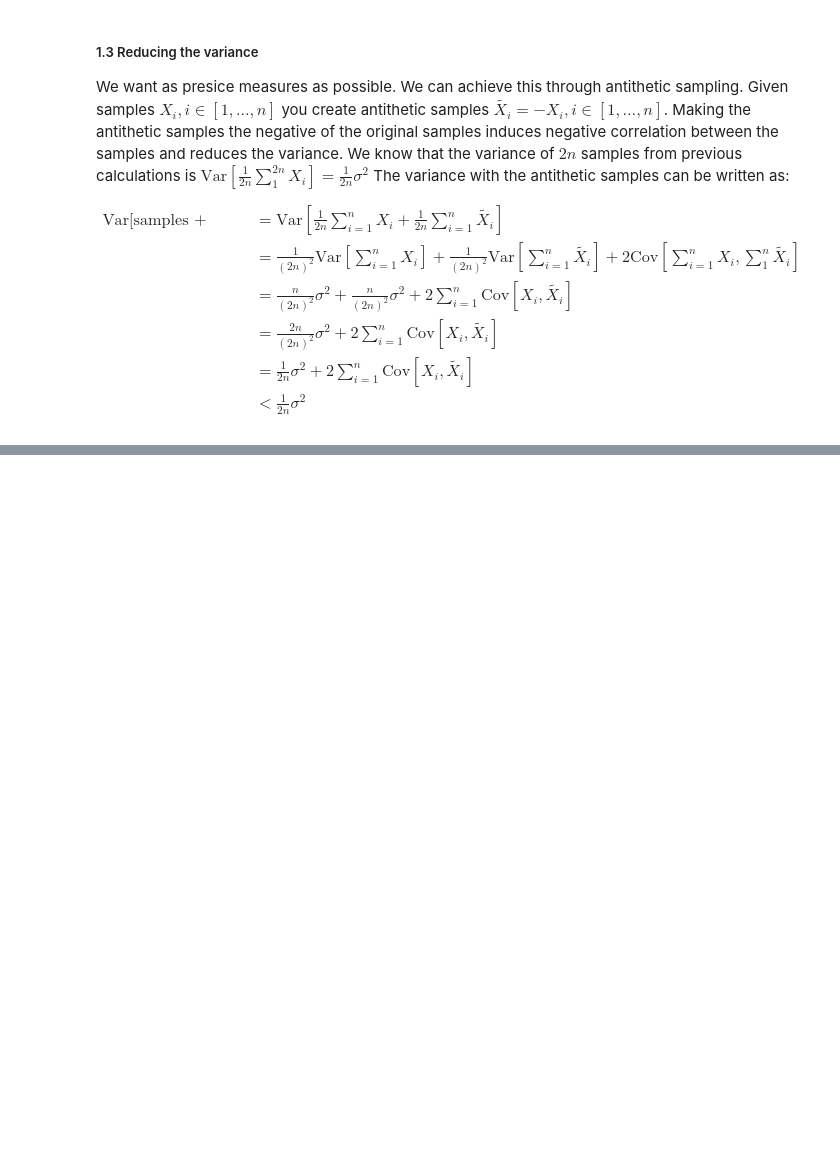
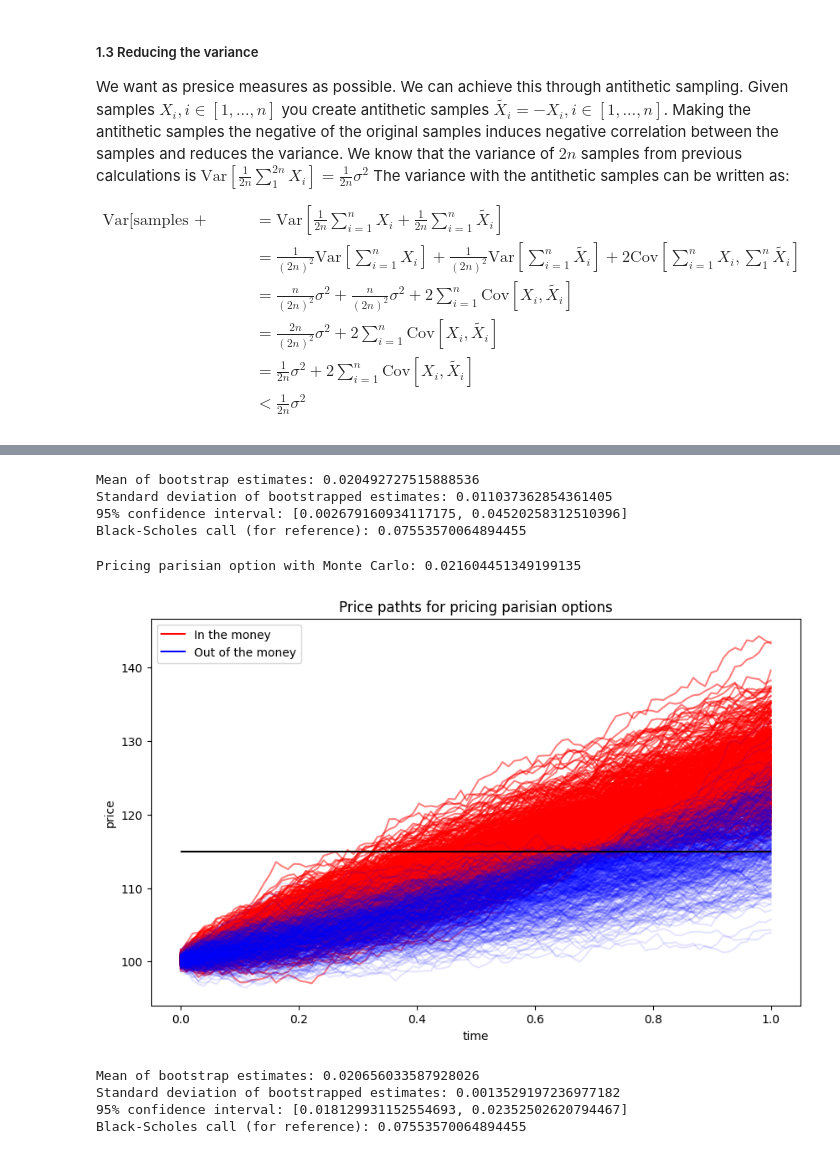
Before and after one commit to Sondringsen/ProjectThesis, a Jupyter notebook: presentation/option_pricing.ipynb, the cells around one changed output, grey strips where cells are left out. Saved outputs shown, nothing was run; the diff lists cells and outputs as text; code cells hidden in the pictures; blank space fills up the shorter version.

```diff
--- a/presentation/option_pricing.ipynb
+++ b/presentation/option_pricing.ipynb
@@ -154,0 +288,13 @@ Let us change the setup a bit. Now we know that the call will end up 10 in the m
+# %%
+bootstrapped_mc_call = []
+
+for i in range(B):
+    option_price, _, __ = monte_carlo_vanilla_with_importance_sampling(s0, K, sigma, tau, r, mu_prime, N)
+    bootstrapped_mc_call.append(option_price)
+
+bs_call_value = black_scholes(s0, K, sigma, tau, r)
+
+print(f"Mean of bootstrap estimates: {np.mean(bootstrapped_mc_call)}")
+print(f"True value of call: {bs_call_value}")
+print(f"Standard deviation of bootstrapped estimates: {np.std(bootstrapped_mc_call)}")
+print(f"{int(100*(1-alpha))}% confidence interval: [{np.quantile(bootstrapped_mc_call, alpha/2)}, {np.quantile(bootstrapped_mc_call, 1 - alpha/2)}]")
@@ -193,0 +341,18 @@ Pricing parisian option with Monte Carlo: 0.2789589939555484
+# %%
+bootstrapped_mc_call = []
+
+for i in range(B):
+    mc_parisian_value, _, __ = monte_carlo_parisian(s0, K, sigma, tau, r, trigger, N, time_steps)
+    bootstrapped_mc_call.append(mc_parisian_value)
+
+bs_call_value = black_scholes(s0, K, sigma, tau, r)
+
+print(f"Mean of bootstrap estimates: {np.mean(bootstrapped_mc_call)}")
+print(f"Standard deviation of bootstrapped estimates: {np.std(bootstrapped_mc_call)}")
+print(f"{int(100*(1-alpha))}% confidence interval: [{np.quantile(bootstrapped_mc_call, alpha/2)}, {np.quantile(bootstrapped_mc_call, 1 - alpha/2)}]")
+print(f"Black-Scholes call (for reference): {bs_call_value}")
+# %% [output]
+Mean of bootstrap estimates: 0.020492727515888536
+Standard deviation of bootstrapped estimates: 0.011037362854361405
+95% confidence interval: [0.002679160934117175, 0.04520258312510396]
+Black-Scholes call (for reference): 0.07553570064894455
@@ -193,0 +387,40 @@ Pricing parisian option with Monte Carlo: 0.2789589939555484
+# %%
+mu = 0.2
+mc_parisian_value, random_walks_itm, random_walks_otm = monte_carlo_parisian_with_importance_sampling(s0, K, sigma, tau, r, mu, trigger, N)
+
+
+print(f"Pricing parisian option with Monte Carlo: {mc_parisian_value}")
+
+
+plt.figure(figsize=(10, 6))
+plt.plot(time, random_walks_itm.T, color="red", alpha=0.5)
+plt.plot(time, random_walks_otm.T, color="blue", alpha=0.1)
+plt.plot([], [], color="red", label="In the money")
+plt.plot([], [], color="blue", label="Out of the money")
+plt.legend()
+plt.hlines(K, xmin=0, xmax=tau, label="Strike", color="black")
+plt.xlabel("time")
+plt.ylabel("price")
+plt.title("Price pathts for pricing parisian options")
+plt.show()
+# %% [output]
+Pricing parisian option with Monte Carlo: 0.021604451349199135
+[figure, added]
+# %%
+bootstrapped_mc_call = []
+
+for i in range(B):
+    mc_parisian_value, _, __ = monte_carlo_parisian_with_importance_sampling(s0, K, sigma, tau, r, mu, trigger, N)
+    bootstrapped_mc_call.append(mc_parisian_value)
+
+bs_call_value = black_scholes(s0, K, sigma, tau, r)
+
+print(f"Mean of bootstrap estimates: {np.mean(bootstrapped_mc_call)}")
+print(f"Standard deviation of bootstrapped estimates: {np.std(bootstrapped_mc_call)}")
+print(f"{int(100*(1-alpha))}% confidence interval: [{np.quantile(bootstrapped_mc_call, alpha/2)}, {np.quantile(bootstrapped_mc_call, 1 - alpha/2)}]")
+print(f"Black-Scholes call (for reference): {bs_call_value}")
+# %% [output]
+Mean of bootstrap estimates: 0.020656033587928026
+Standard deviation of bootstrapped estimates: 0.0013529197236977182
+95% confidence interval: [0.018129931152554693, 0.02352502620794467]
+Black-Scholes call (for reference): 0.07553570064894455
```
Also changed, not shown: parts of 16 cells of this notebook.
